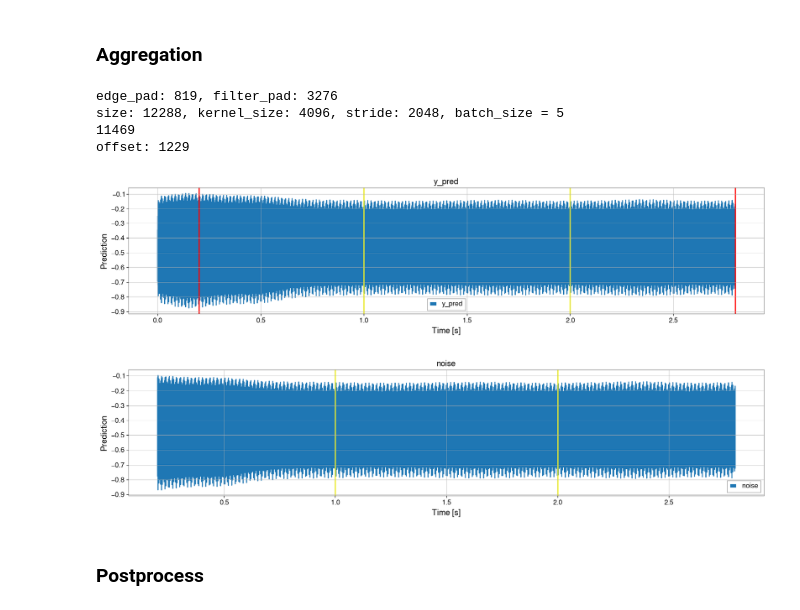
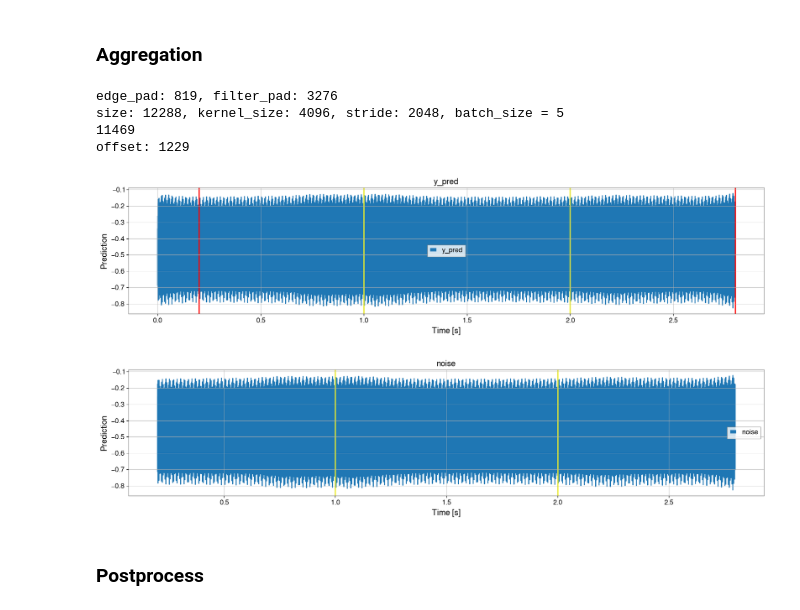
Before and after one commit to saleem-muhammed/deepcleanv2, a Jupyter notebook: projects/clean/online-clean.ipynb, the cells around one changed output. Drawn from its saved outputs; the diff is of its cells as text; code cells hidden in the pictures.

Commit message:
fix the batch_size in predict function in projects/clean/infer.py

```diff
--- a/projects/clean/online-clean.ipynb
+++ b/projects/clean/online-clean.ipynb
@@ -185,7 +204,7 @@ dtype = inference_dataset.y_inference.X.dtype
 size = len(inference_dataset.y_inference.X)
 kernel_size = inference_dataset.kernel_size
 stride = inference_dataset.stride
-batch_size = len(next(iter(y_dset)))
+batch_size = len(next(iter(X_dset)))
 print(f"size: {size}, kernel_size: {kernel_size}, stride: {stride}, batch_size = {batch_size}")
 
 pred = (t_model(X) for X in iter(X_dset))
@@ -222,35 +241,35 @@ end = 2*sample_rate + filter_pad
 
 plt.figure(figsize=[20, 4])
 y_pred_times = np.arange(0, y_pred.shape[0]/sample_rate, 1/sample_rate)
 plt.title('y_pred')
 plt.plot(y_pred_times, y_pred.cpu().detach().numpy(), label='y_pred')
 plt.xlabel('Time [s]')
 plt.ylabel('Prediction')
 plt.axvline(y_pred_times[start], c='red', lw=2)
 plt.axvline(y_pred_times[end], c='red', lw=2)
 plt.axvline(y_pred_times[start + filter_pad], c='yellow', lw=2)
 plt.axvline(y_pred_times[end - filter_pad], c='yellow', lw=2)
 plt.legend()
 plt.show()
 
 times = y_pred_times[start:end]
 noise = y_pred[start:end]
 plt.figure(figsize=[20, 4])
 plt.title('noise')
 plt.plot(times, noise.cpu().detach().numpy(), label='noise')
 plt.xlabel('Time [s]')
 plt.ylabel('Prediction')
 plt.axvline(y_pred_times[start + filter_pad], c='yellow', lw=2)
 plt.axvline(y_pred_times[end - filter_pad], c='yellow', lw=2)
 plt.legend()
 plt.show()
 # %% [output]
 edge_pad: 819, filter_pad: 3276
 size: 12288, kernel_size: 4096, stride: 2048, batch_size = 5
 11469
 offset: 1229
-[figure, old version]
+[figure, new version]
-[figure, old version]
+[figure, new version]
 # %% [markdown]
 ### Postprocess
 # %%
```
Also changed, not shown: parts of 4 cells of this notebook, 2 other files.
